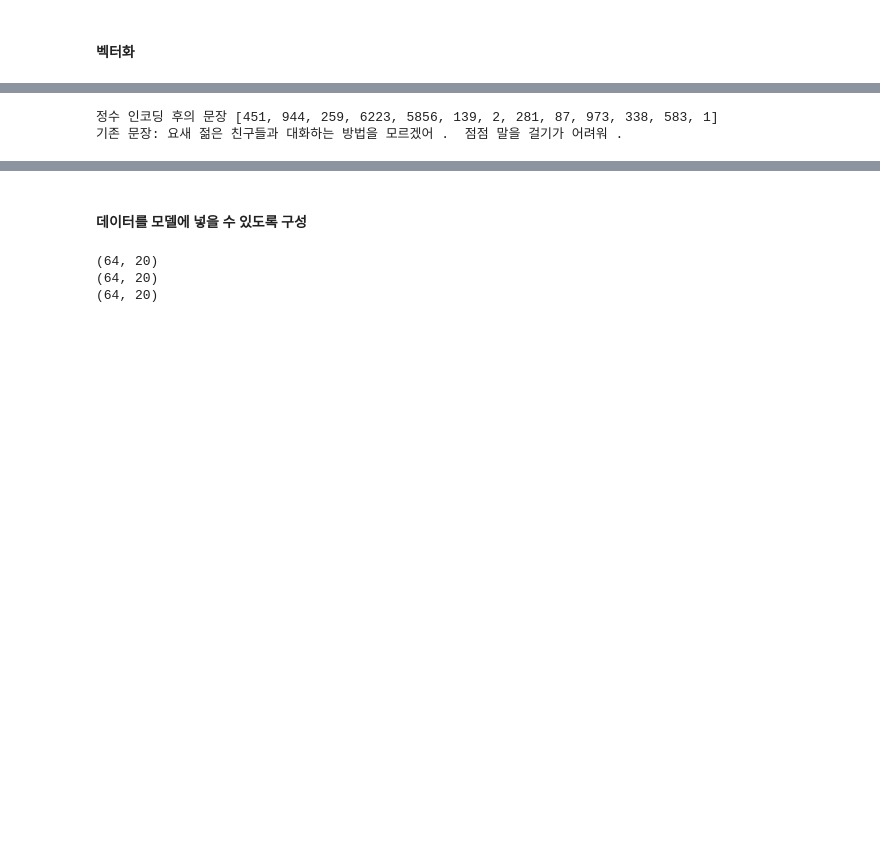
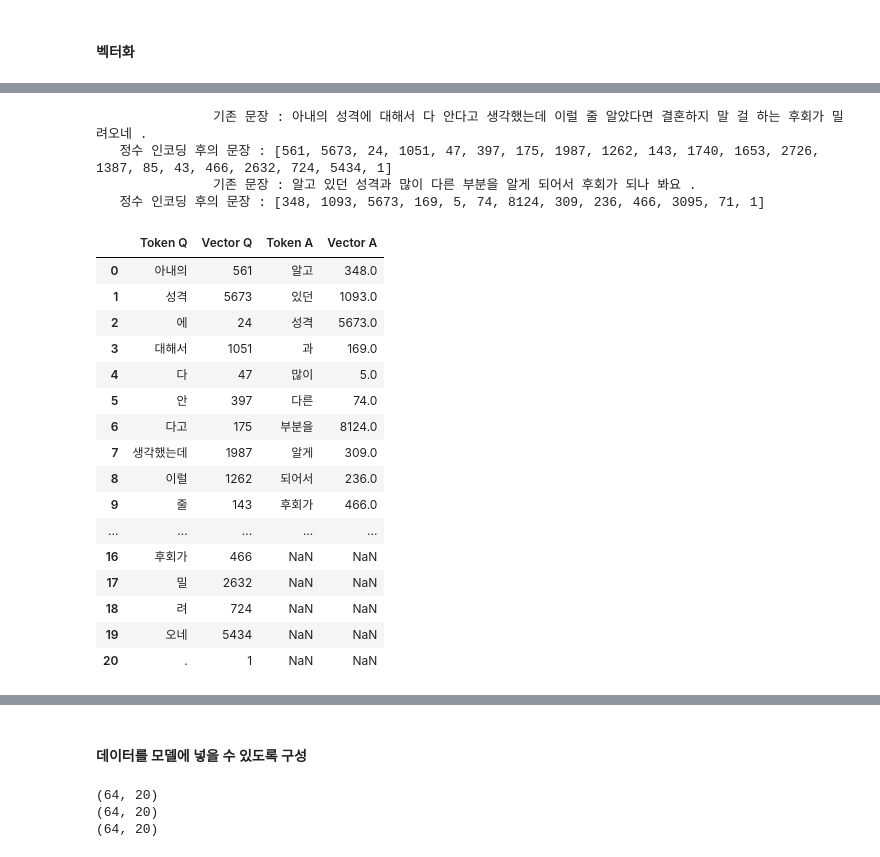
Before and after one commit to leeyeonjun85/AIB_Section_3_Project, a Jupyter notebook: s3p_chat_lyj_Transformer_3.ipynb, the cells around one changed output, grey strips where cells are left out. Drawn from its saved outputs; the diff is of its cells as text; code cells hidden in the pictures; blank space fills up the shorter version.

```diff
--- a/s3p_chat_lyj_Transformer_3.ipynb
+++ b/s3p_chat_lyj_Transformer_3.ipynb
@@ -247,17 +324,52 @@ Tokenized sample question: [451, 944, 259, 6223, 5856, 139, 2, 281, 87, 973, 338
 # 서브워드텍스트인코더 토크나이저의 .encode()와 decode() 테스트해보기
 
 # 임의의 입력 문장을 sample_string에 저장
-sample_string = q_train[0]
+sample_num = 7
+sample_q = q_train[sample_num]
+sample_a = a_train[sample_num]
+
 
 # encode() : 텍스트 시퀀스 --> 정수 시퀀스
-tokenized_string = tokenizer.encode(sample_string)
-print ('정수 인코딩 후의 문장 {}'.format(tokenized_string))
+tokenized_q = tokenizer.encode(sample_q)
+tokenized_a = tokenizer.encode(sample_a)
 
 # decode() : 정수 시퀀스 --> 텍스트 시퀀스
-original_string = tokenizer.decode(tokenized_string)
-print ('기존 문장: {}'.format(original_string))
+original_q = tokenizer.decode(tokenized_q)
+original_a = tokenizer.decode(tokenized_a)
+
+print (f'               기존 문장 : {original_q}')
+print (f'   정수 인코딩 후의 문장 : {tokenized_q}')
+print (f'               기존 문장 : {original_a}')
+print (f'   정수 인코딩 후의 문장 : {tokenized_a}')
 # %% [output]
-정수 인코딩 후의 문장 [451, 944, 259, 6223, 5856, 139, 2, 281, 87, 973, 338, 583, 1]
-기존 문장: 요새 젊은 친구들과 대화하는 방법을 모르겠어 .  점점 말을 걸기가 어려워 .
+               기존 문장 : 아내의 성격에 대해서 다 안다고 생각했는데 이럴 줄 알았다면 결혼하지 말 걸 하는 후회가 밀려오네 .
+   정수 인코딩 후의 문장 : [561, 5673, 24, 1051, 47, 397, 175, 1987, 1262, 143, 1740, 1653, 2726, 1387, 85, 43, 466, 2632, 724, 5434, 1]
+               기존 문장 : 알고 있던 성격과 많이 다른 부분을 알게 되어서 후회가 되나 봐요 .
+   정수 인코딩 후의 문장 : [348, 1093, 5673, 169, 5, 74, 8124, 309, 236, 466, 3095, 71, 1]
+# %%
+token_q = [tokenizer.decode([x]) for x in tokenized_q]
+token_a = [tokenizer.decode([x]) for x in tokenized_a]
+token_vector_q = pd.DataFrame({"Token Q":token_q,"Vector Q":tokenized_q})
+token_vector_a = pd.DataFrame({"Token A":token_a,"Vector A":tokenized_a})
+token_vector = pd.concat([token_vector_q, token_vector_a], axis=1)
+token_vector
+# %% [output]
+|  | Token Q | Vector Q | Token A | Vector A |
+| 0 | 아내의 | 561 | 알고 | 348.0 |
+| 1 | 성격 | 5673 | 있던 | 1093.0 |
+| 2 | 에 | 24 | 성격 | 5673.0 |
+| 3 | 대해서 | 1051 | 과 | 169.0 |
+| 4 | 다 | 47 | 많이 | 5.0 |
+| 5 | 안 | 397 | 다른 | 74.0 |
+| 6 | 다고 | 175 | 부분을 | 8124.0 |
+| 7 | 생각했는데 | 1987 | 알게 | 309.0 |
+| 8 | 이럴 | 1262 | 되어서 | 236.0 |
+| 9 | 줄 | 143 | 후회가 | 466.0 |
+| ... | ... | ... | ... | ... |
+| 16 | 후회가 | 466 | NaN | NaN |
+| 17 | 밀 | 2632 | NaN | NaN |
+| 18 | 려 | 724 | NaN | NaN |
+| 19 | 오네 | 5434 | NaN | NaN |
+| 20 | . | 1 | NaN | NaN |
 # %%
 def prepare_batch(q_list, a_list):
```
Also changed, not shown: parts of 48 cells of this notebook, 12 other files.
